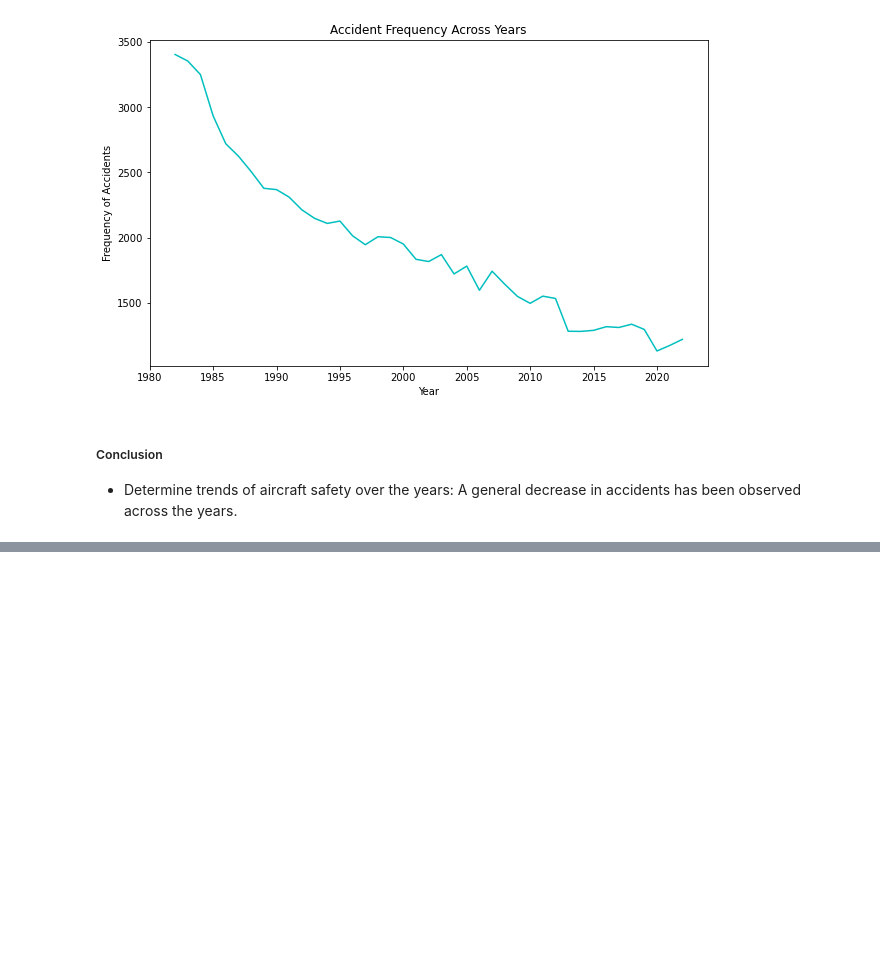
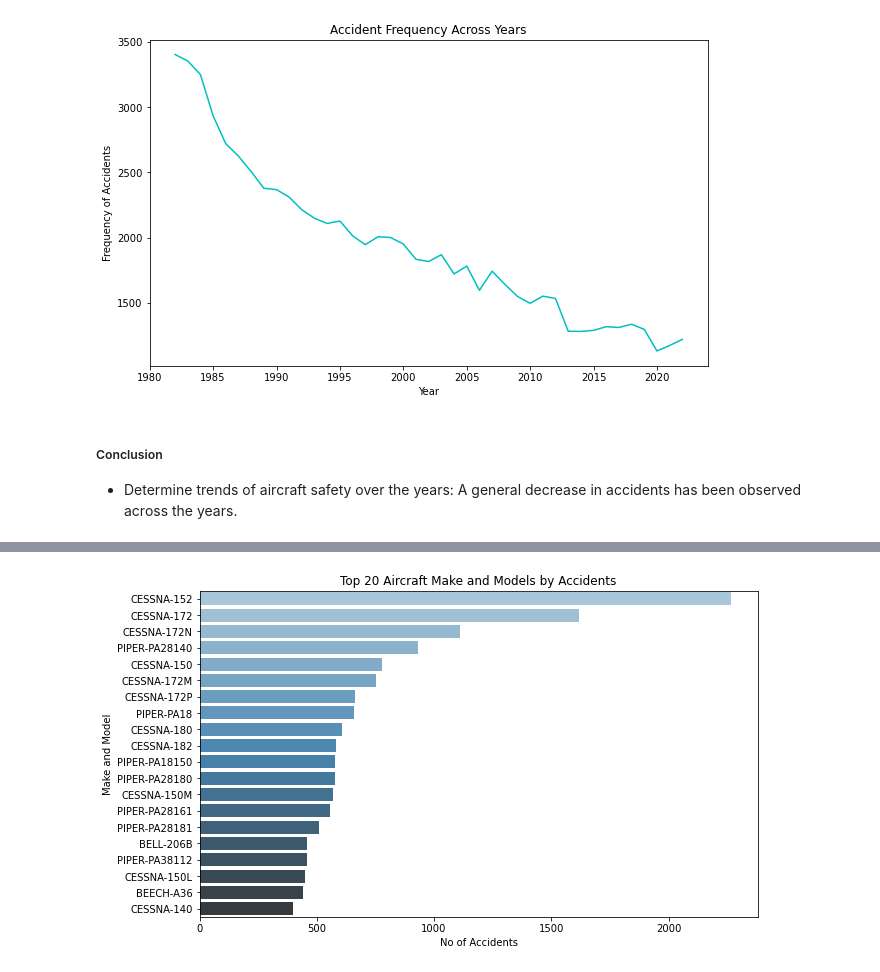
Before and after one commit to Ketty-Odero/Phase_1_DS_Project, a Jupyter notebook: Aviation.ipynb, the cells around one changed output, grey strips where cells are left out. Cells and saved outputs as stored; diff of their text form; code cells hidden in the pictures; blank space fills up the shorter version.

```diff
--- a/Aviation.ipynb
+++ b/Aviation.ipynb
@@ -536,0 +591,23 @@ It is clear that the personal or private flights results to higher accidents and
+# %%
+#What is the safety performance of different aircraft makes and models ovetime?
+
+# Lets join the columns MAKE & MODEL to a new column name MAKE_MODEl
+df_USA = df_USA.assign(MAKE_MODEL = df_USA[['MAKE', 'MODEL']].astype(str).apply('-'.join, axis=1))
+
+# Counting number of accidents and incidents by make & models
+Make_model_accidents = USA_Accidents.groupby('MAKE_MODEL'
+                                        ).agg(count=('MAKE_MODEL','count')).reset_index()
+top_20_make_model = Make_model_accidents.sort_values(by='count', ascending=False).head(20)
+
+# lets plot a graph for the Make and Models
+fig, axes = plt.subplots(nrows=1, ncols=1, figsize=(10, 6))
+sns.barplot(x='count', y='MAKE_MODEL', data = top_20_make_model,
+    palette='Blues_d'
+)
+axes.set_title('Top 20 Aircraft Make and Models by Accidents')
+axes.set_xlabel('No of Accidents')
+axes.set_ylabel('Make and Model')
+
+plt.show()
+# %% [output]
+[figure, added]
```
Also changed, not shown: parts of 19 cells of this notebook, 1 other file.
